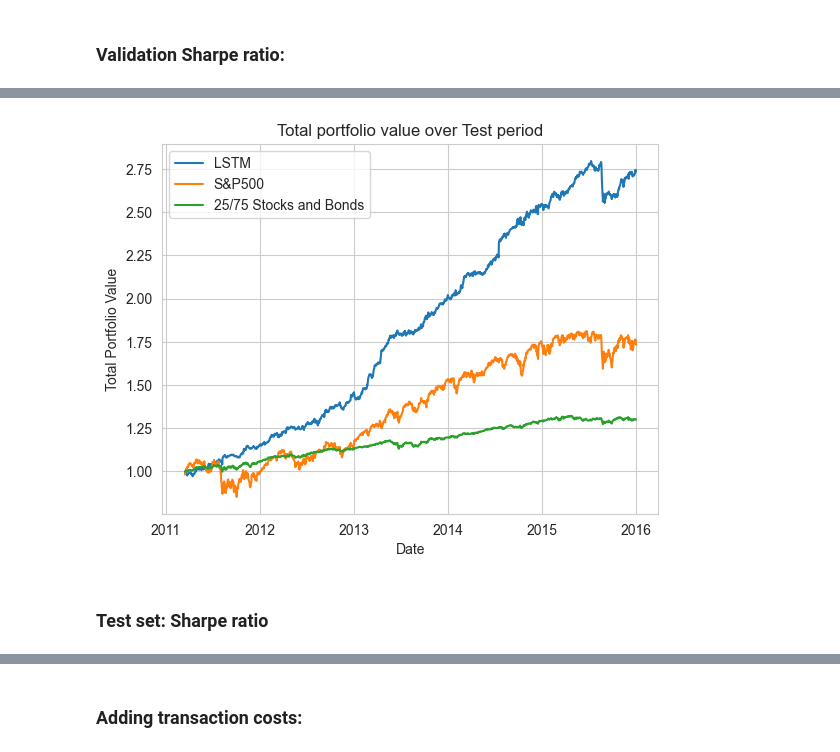
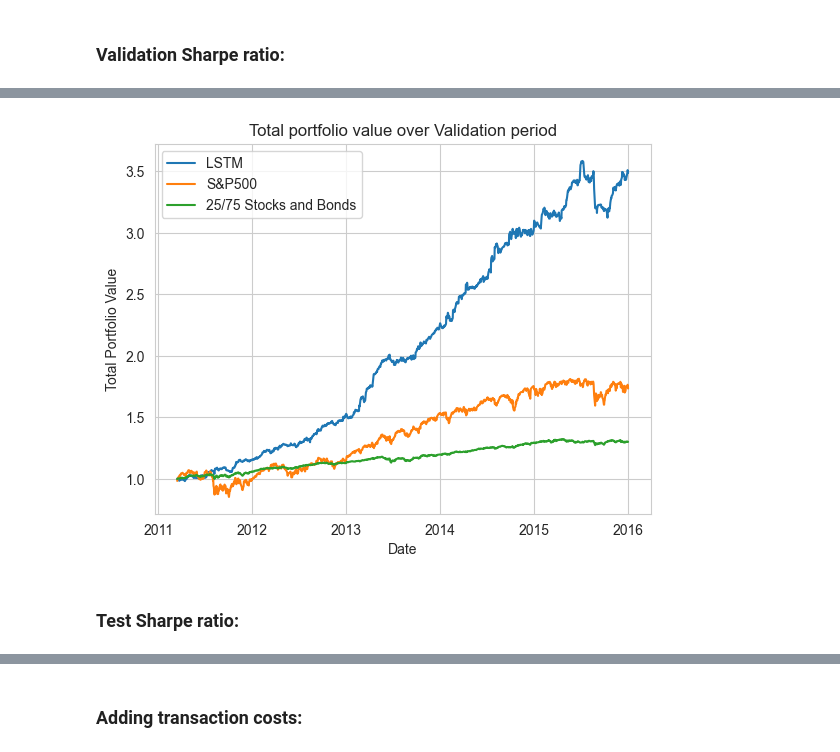
Before and after one commit to BelmudesLSB/quant-finance-projects, a Jupyter notebook: lstm_portfolio_opt/02_ltsm_trading_strategy.ipynb, the cells around one changed output, grey strips where cells are left out. Saved outputs shown, nothing was run; the diff lists cells and outputs as text; code cells hidden in the pictures.

```diff
--- a/lstm_portfolio_opt/02_ltsm_trading_strategy.ipynb
+++ b/lstm_portfolio_opt/02_ltsm_trading_strategy.ipynb
@@ -558,17 +560,17 @@ Max 1-day loss (Benchmark):        -1.70%
 # %%
 plt.plot(df_val['date'][seq_len:], cum_growth, label='LSTM')
 plt.plot(df_val['date'][seq_len:], cum_sp500, label='S&P500')
 plt.plot(df_val['date'][seq_len:], cum_bench, label='25/75 Stocks and Bonds')
 plt.xlabel("Date")
 plt.ylabel("Total Portfolio Value")
-plt.title("Total portfolio value over Test period")
+plt.title("Total portfolio value over Validation period")
 plt.legend()
 plt.grid(True)
 plt.show()
 # %% [output]
-[figure, old version]
+[figure, new version]
 # %% [markdown]
-### Test set: Sharpe ratio
+### Test Sharpe ratio:
 # %%
 model.eval()
 all_weights, all_returns = [], []
```
Also changed, not shown: parts of 8 cells of this notebook.
